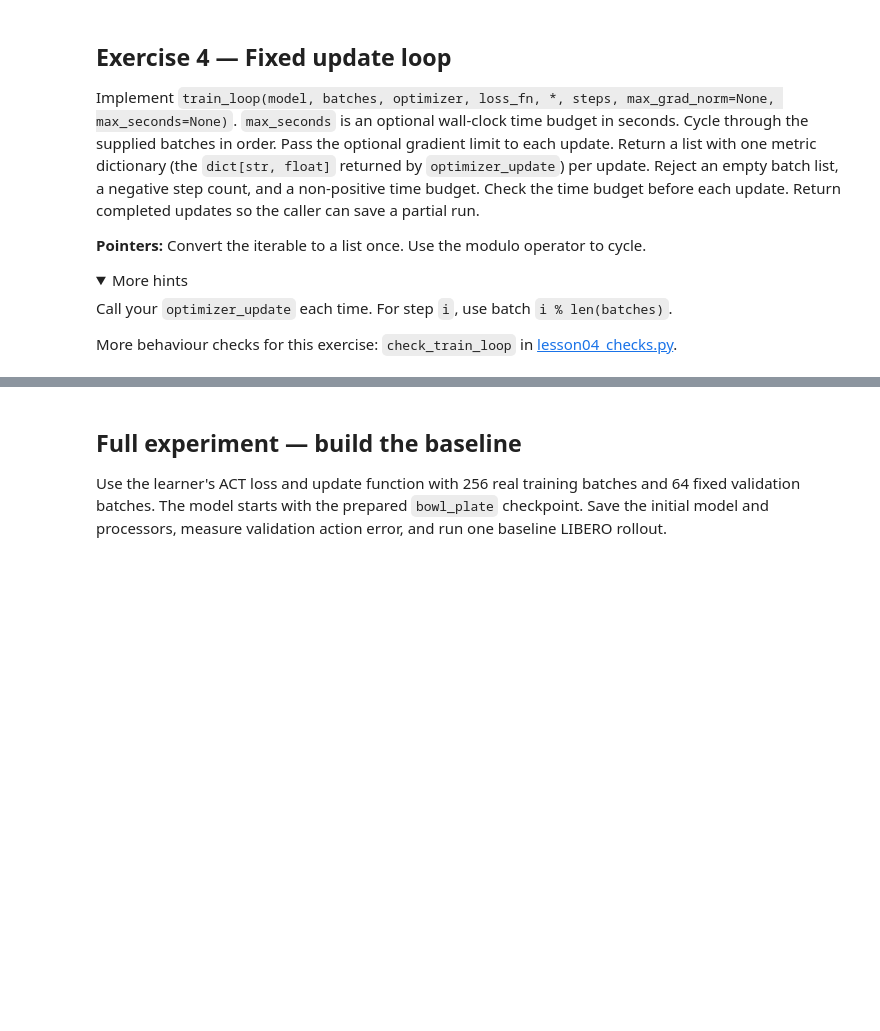
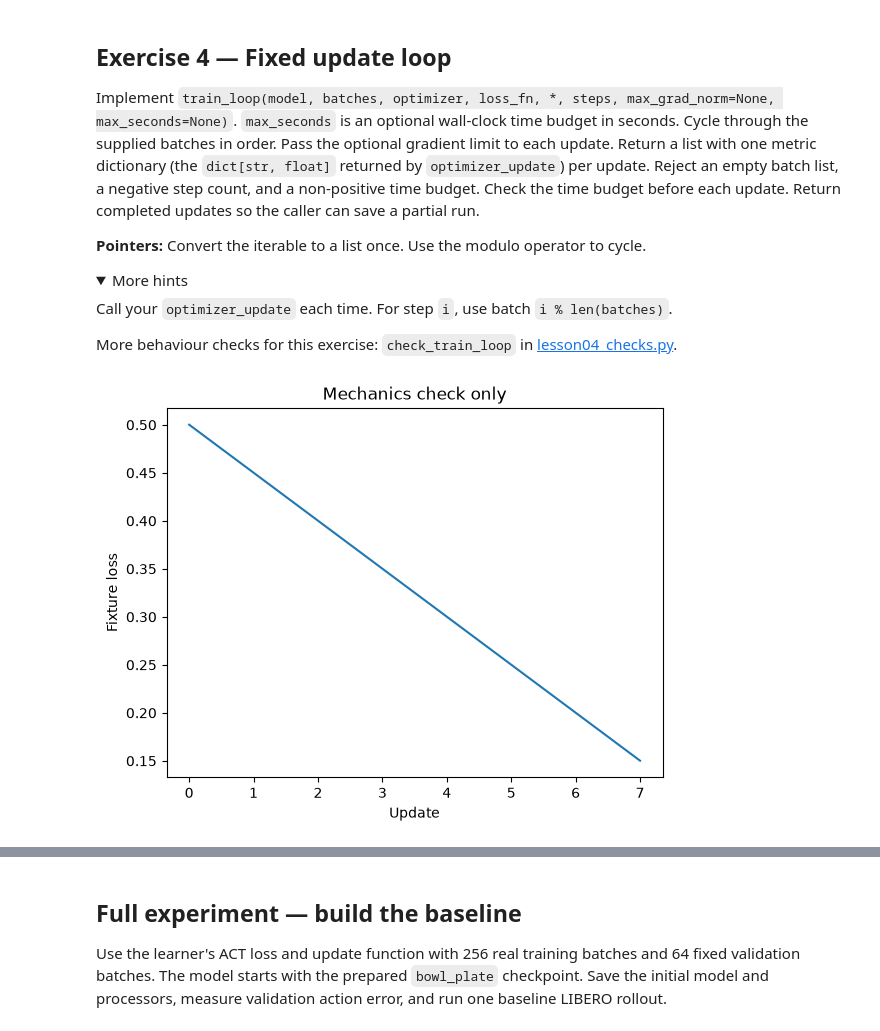
Before and after one commit to Wojcik98/robot-learning-course, a Jupyter notebook: tutorials/04-act-training/04-act-training.ipynb, the cells around one changed output, grey strips where cells are left out. Cells and saved outputs as stored; diff of their text form; code cells hidden in the pictures; folded sections open; blank space fills up the shorter version.

```diff
--- a/tutorials/04-act-training/04-act-training.ipynb
+++ b/tutorials/04-act-training/04-act-training.ipynb
@@ -175,4 +193,22 @@ More behaviour checks for this exercise: `check_diagonal_gaussian_kl` in [lesson
 # %%
 def diagonal_gaussian_kl(mu: torch.Tensor, logvar: torch.Tensor) -> torch.Tensor:
     """KL to a standard normal; inputs have shape (B,L)."""
-    raise NotImplementedError("Exercise 2: implement diagonal_gaussian_kl")
+    return (-1 / (2 * mu.shape[0])) * torch.sum(1 + logvar - mu**2 - torch.exp(logvar))
+
+
+mu = torch.tensor([[1.0, 0.0], [0.0, 0.0]])
+logvar = torch.tensor([[0.0, 0.0], [0.0, 1.38629436]])
+expected = (0.5 + 0.5 * (4.0 - 1.0 - 1.38629436)) / 2
+value = diagonal_gaussian_kl(mu, logvar)
+assert value.shape == () and abs(value.item() - expected) < 1e-6, (
+    "Sum over latent width, then mean over batch."
+)
+z = torch.zeros(2, 3)
+assert diagonal_gaussian_kl(z, z).item() == 0, "The standard normal KL must be zero."
+print("KL:", value.item())
+
+# More behaviour checks: lesson04_checks.py, next to this notebook.
+from lesson04_checks import check_diagonal_gaussian_kl
+
+check_diagonal_gaussian_kl(diagonal_gaussian_kl)
+print("Use: Exercise 3 adds this value to the action loss with a KL weight.")
@@ -272,17 +321,71 @@ Call your `optimizer_update` each time. For step `i`, use batch `i % len(batches
 
 More behaviour checks for this exercise: `check_train_loop` in [lesson04_checks.py](lesson04_checks.py).
 # %%
+from time import time as now
+
+
 def train_loop(
     model: ModelT,
     batches: Iterable[Mapping[str, torch.Tensor]],
     optimizer: torch.optim.Optimizer,
     loss_fn: LossCallback[ModelT],
     *,
     steps: int,
     max_grad_norm: float | None = None,
     noise: torch.Tensor | list[torch.Tensor] | tuple[torch.Tensor, ...] | None = None,
     time: torch.Tensor | list[torch.Tensor] | tuple[torch.Tensor, ...] | None = None,
     max_seconds: float | None = None,
 ) -> list[dict[str, float]]:
     """Run a fixed number of updates and return the metric history."""
-    raise NotImplementedError("Exercise 4: implement train_loop")
+    batches = list(batches)
+
+    if len(batches) == 0:
+        raise ValueError("No batches provided")
+    if steps < 0:
+        raise ValueError("Number of steps must be nonnegative")
+    if max_seconds is not None and max_seconds <= 0:
+        raise ValueError("Time limit must be positive")
+
+    start = now()
+    infos = []
+
+    for step in range(steps):
+        batch = batches[step % len(batches)]
+        info = optimizer_update(
+            model,
+            batch,
+            optimizer,
+            loss_fn,
+            noise=noise,
+            time=time,
+            max_grad_norm=max_grad_norm,
+        )
+        infos.append(info)
+
+        if max_seconds is not None and now() - start > max_seconds:
+            break
+
+    return infos
+
+
+model = TinyACT()
+opt = torch.optim.SGD(model.parameters(), lr=0.1)
+history = train_loop(model, [fixture], opt, tiny_act_loss, steps=8, max_grad_norm=1.0)
+assert len(history) == 8 and all("loss" in item for item in history), (
+    "Return exactly one metric row per update."
+)
+assert history[-1]["loss"] < history[0]["loss"], (
+    "Repeated updates should reduce this fixed fixture loss."
+)
+plt.plot([item["loss"] for item in history])
+plt.xlabel("Update")
+plt.ylabel("Fixture loss")
+plt.title("Mechanics check only")
+plt.show()
+
+# More behaviour checks: lesson04_checks.py, next to this notebook.
+from lesson04_checks import check_train_loop
+
+check_train_loop(train_loop)
+# %% [output]
+[figure, added]
```
Also changed, not shown: parts of 16 cells of this notebook, 4 other files.
